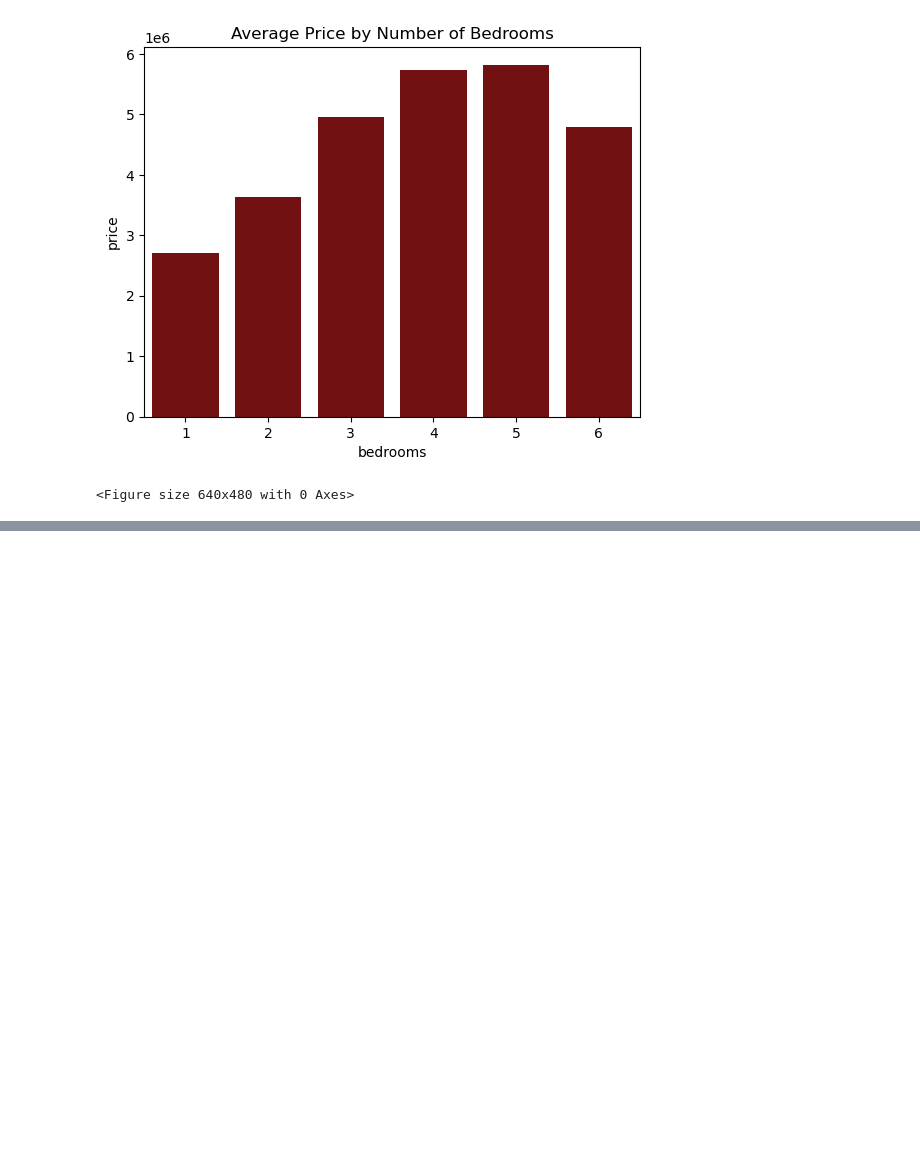
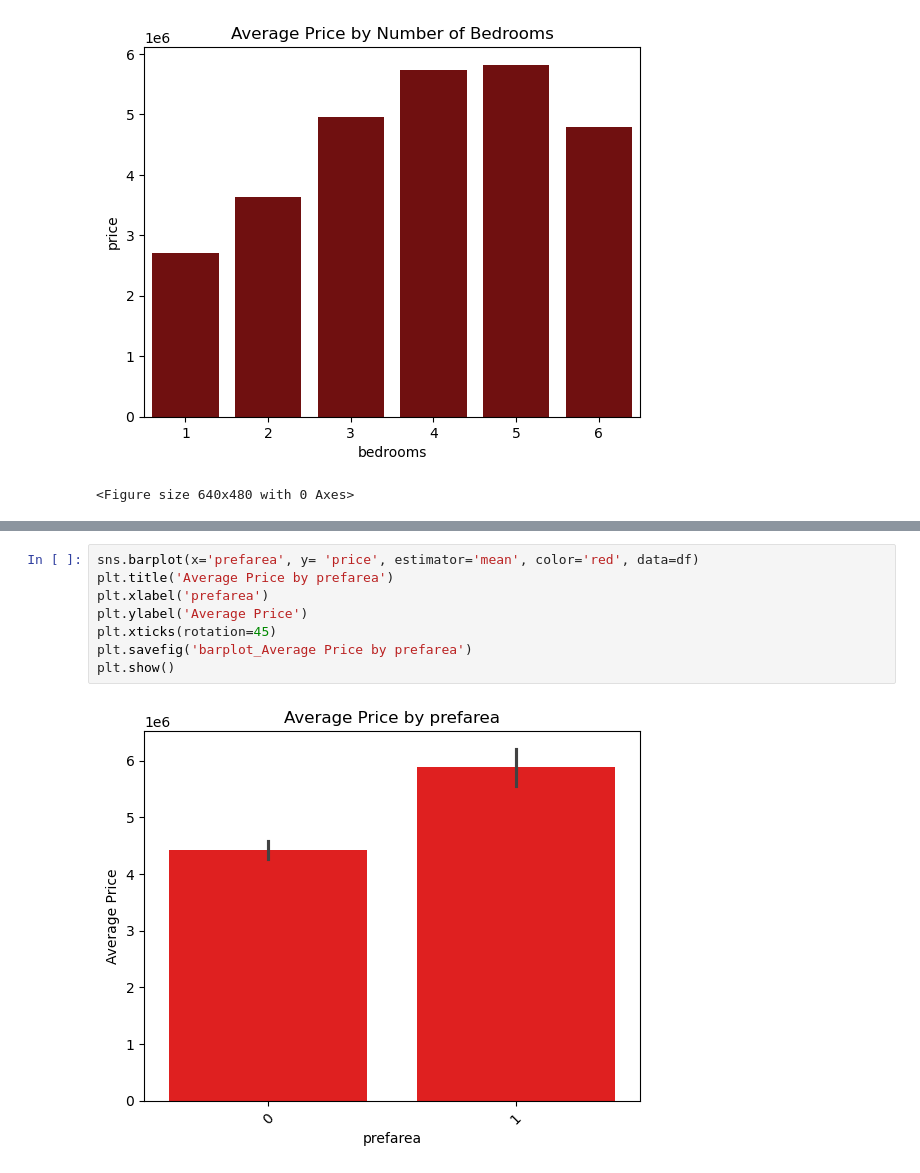
Before and after one commit to priscillanzula/MachineLearningTrees_Models, a Jupyter notebook: Houseprice.ipynb, the cells around one changed output, grey strips where cells are left out. Drawn from its saved outputs; the diff is of its cells as text; blank space fills up the shorter version.

```diff
--- a/Houseprice.ipynb
+++ b/Houseprice.ipynb
@@ -608,0 +666,10 @@ plt.savefig('barplot_price_vs_bedrooms.png', bbox_inches='tight')
+# %%
+sns.barplot(x='prefarea', y= 'price', estimator='mean', color='red', data=df)
+plt.title('Average Price by prefarea')
+plt.xlabel('prefarea')
+plt.ylabel('Average Price')
+plt.xticks(rotation=45)
+plt.savefig('barplot_Average Price by prefarea')
+plt.show()
+# %% [output]
+[figure, added]
```
Also changed, not shown: parts of 17 cells of this notebook, 13 other files.
